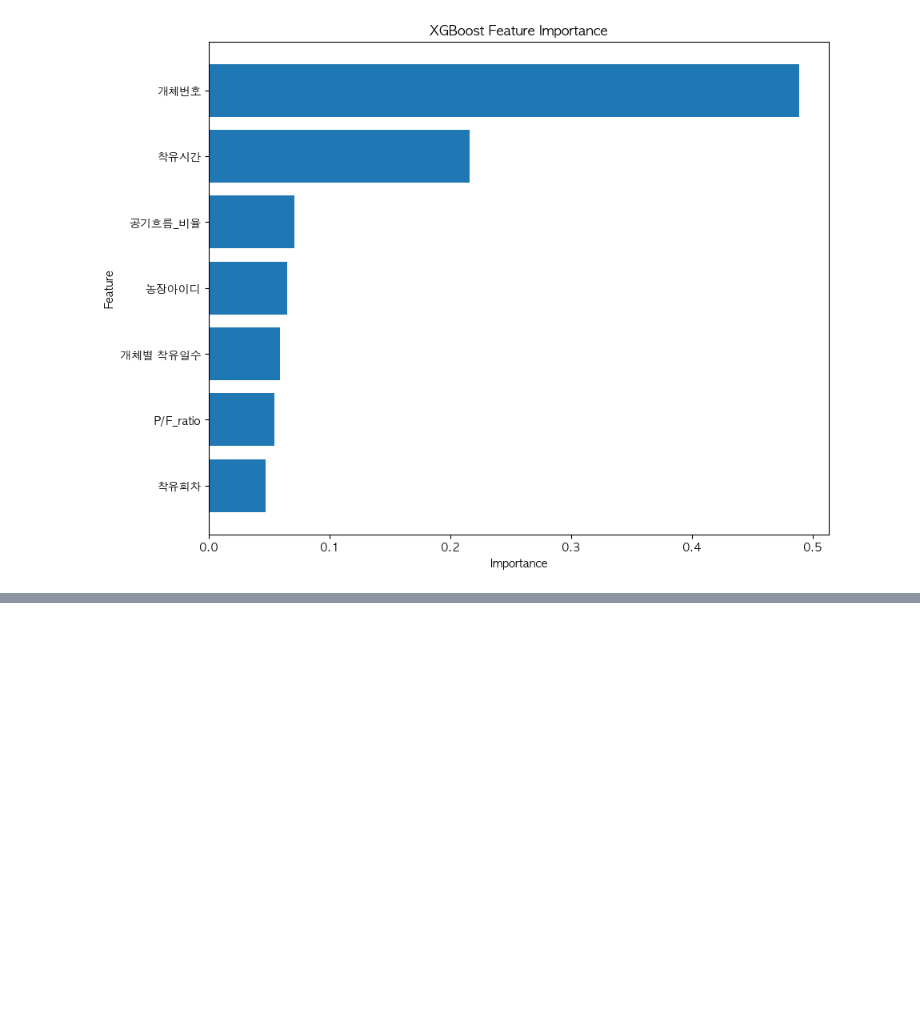
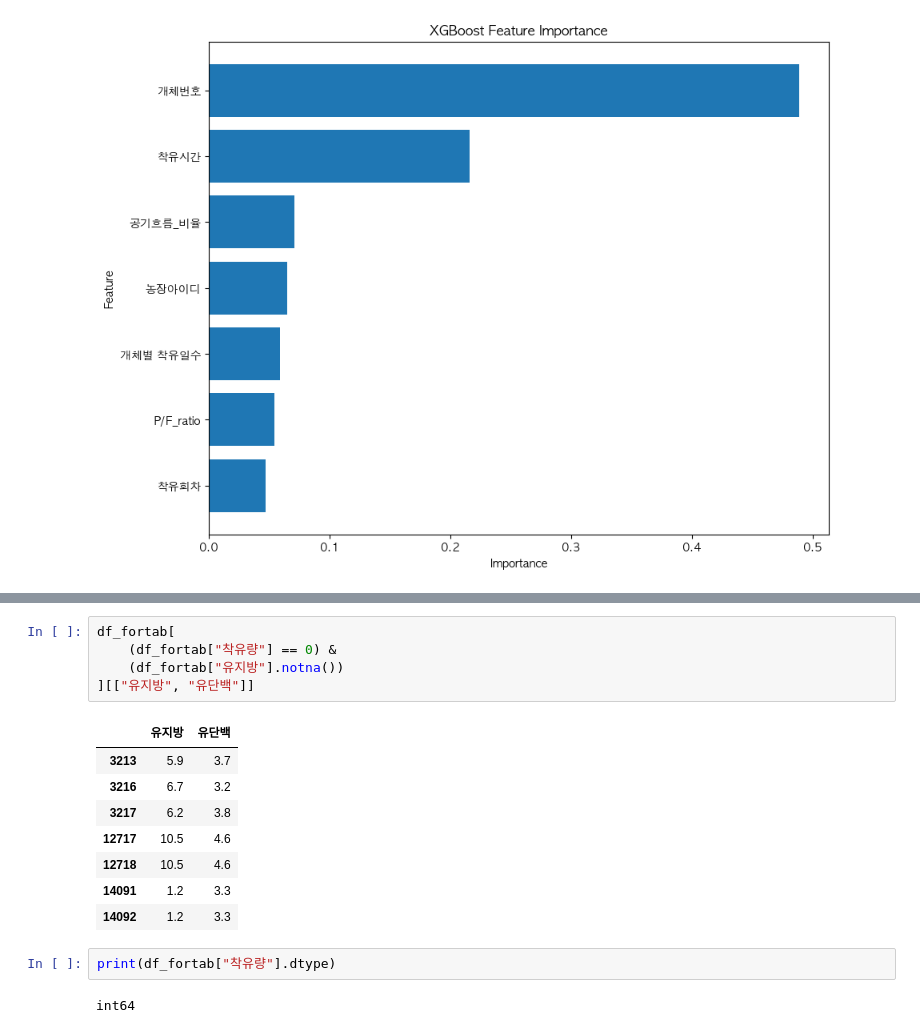
Before and after one commit to jiwon512/practical_project, a Jupyter notebook: juwon/juwon.ipynb, the cells around one changed output, grey strips where cells are left out. Cells and saved outputs as stored; diff of their text form; blank space fills up the shorter version.

```diff
--- a/juwon/juwon.ipynb
+++ b/juwon/juwon.ipynb
@@ -335,0 +391,18 @@ Mean Absolute Percentage Error (MAPE): 69163830476800.00%
+# %%
+df_fortab[
+    (df_fortab["착유량"] == 0) &
+    (df_fortab["유지방"].notna())
+][["유지방", "유단백"]]
+# %% [output]
+|  | 유지방 | 유단백 |
+| 3213 | 5.9 | 3.7 |
+| 3216 | 6.7 | 3.2 |
+| 3217 | 6.2 | 3.8 |
+| 12717 | 10.5 | 4.6 |
+| 12718 | 10.5 | 4.6 |
+| 14091 | 1.2 | 3.3 |
+| 14092 | 1.2 | 3.3 |
+# %%
+print(df_fortab["착유량"].dtype)
+# %% [output]
+int64
```
Also changed, not shown: parts of 6 cells of this notebook.
